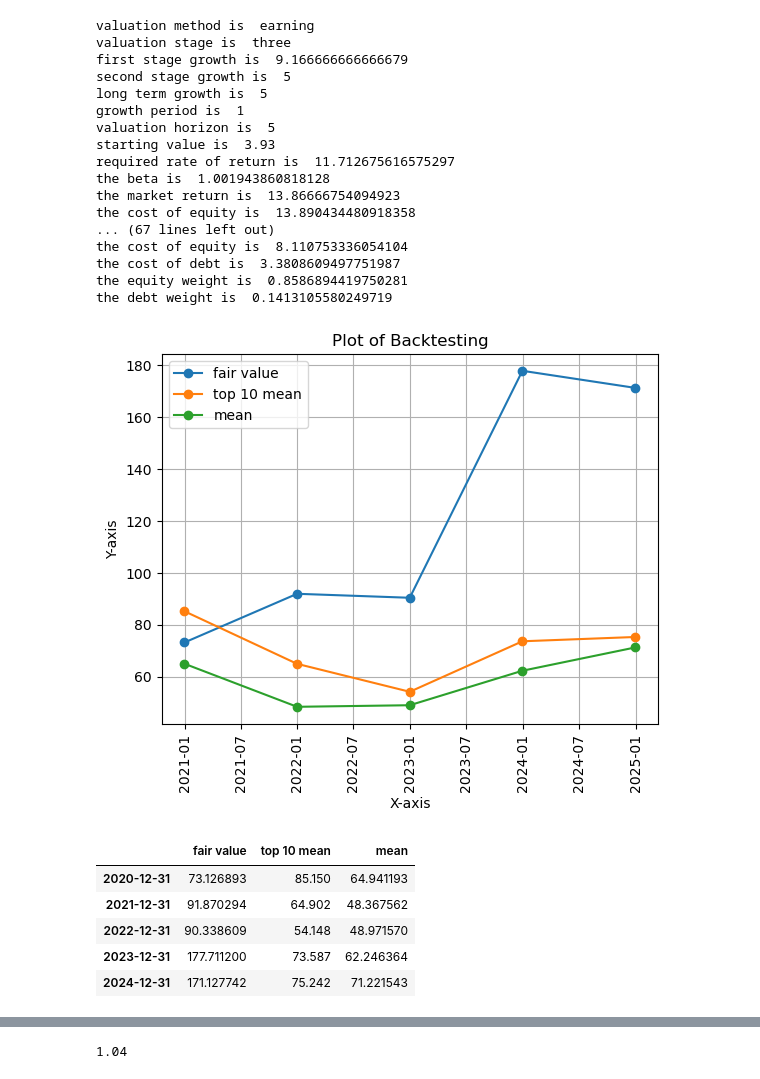
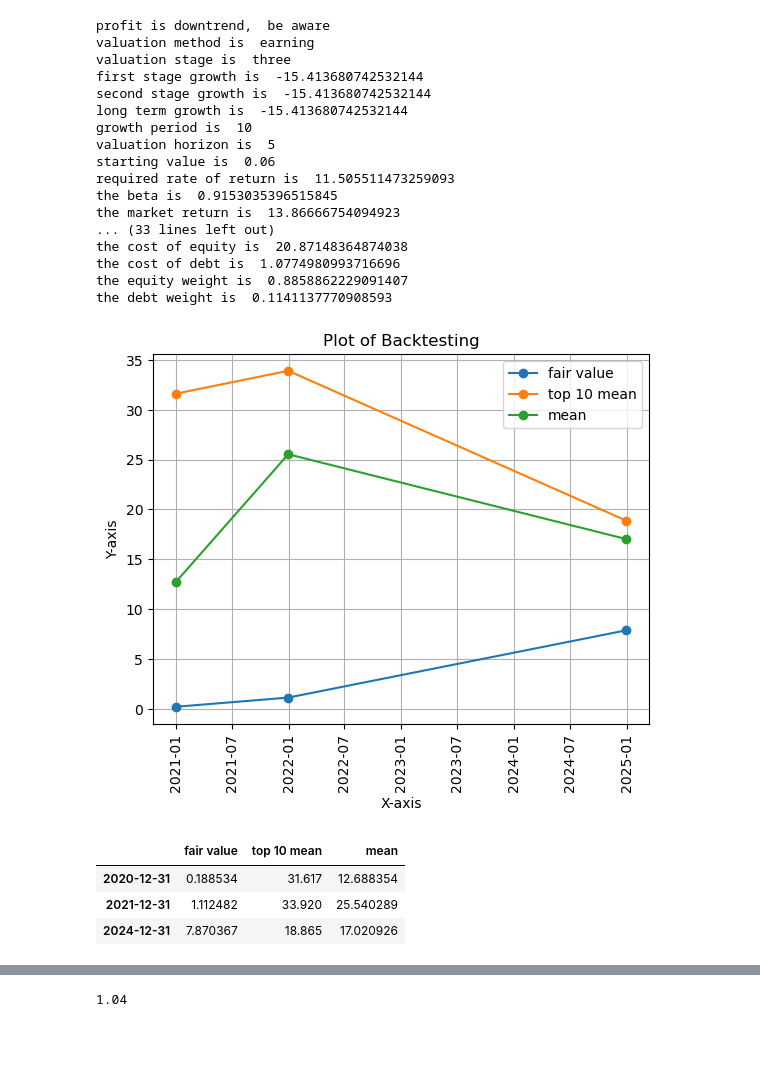
Before and after one commit to xietiany/quant, a Jupyter notebook: Demo.ipynb, the cells around one changed output, grey strips where cells are left out. Cells and saved outputs as stored; diff of their text form; code cells hidden in the pictures; blank space fills up the shorter version.

```diff
--- a/Demo.ipynb
+++ b/Demo.ipynb
@@ -126,4 +105,4 @@ sum(a.div.div.iloc[0:4])
 # %%
-b = stock('sz000333')
+b = stock('sz002006')
 # %%
 b.initialize(defaultRateApproach = True, valuationMethod = "earning", defaultLTGrowth = False, \
@@ -153,34 +114,32 @@ the debt weight is  0.1413105580249719
 # %%
 b.backtesting(defaultRateApproach = True, valuationMethod = "earning", defaultLTGrowth = False, \
-                        valuationStage = "three", growthCalcMethod = "earning", growthCalcHorizon = 5, valuationHorizon = 5, \
-                        start_date = '2020-06-30', end_date = '2024-06-30')
+                        valuationStage = "three", growthCalcMethod = "earning", growthCalcHorizon = 10, valuationHorizon = 5, \
+                        start_date = '2020-06-30', end_date = '2024-12-31')
 # %% [output]
+profit is downtrend,  be aware
 valuation method is  earning
 valuation stage is  three
-first stage growth is  9.166666666666679
-second stage growth is  5
-long term growth is  5
-growth period is  1
+first stage growth is  -15.413680742532144
+second stage growth is  -15.413680742532144
+long term growth is  -15.413680742532144
+growth period is  10
 valuation horizon is  5
-starting value is  3.93
-required rate of return is  11.712675616575297
-the beta is  1.001943860818128
+starting value is  0.06
+required rate of return is  11.505511473259093
+the beta is  0.9153035396515845
 the market return is  13.86666754094923
-the cost of equity is  13.890434480918358
-... (67 lines left out)
-the cost of equity is  8.110753336054104
-the cost of debt is  3.3808609497751987
-the equity weight is  0.8586894419750281
-the debt weight is  0.1413105580249719
+... (33 lines left out)
+the cost of equity is  20.87148364874038
+the cost of debt is  1.0774980993716696
+the equity weight is  0.8858862229091407
+the debt weight is  0.1141137770908593
-[figure, old version]
+[figure, new version]
 # %%
 b.getBacktestingDF
 # %% [output]
 |  | fair value | top 10 mean | mean |
-| 2020-12-31 | 73.126893 | 85.150 | 64.941193 |
-| 2021-12-31 | 91.870294 | 64.902 | 48.367562 |
-| 2022-12-31 | 90.338609 | 54.148 | 48.971570 |
-| 2023-12-31 | 177.711200 | 73.587 | 62.246364 |
-| 2024-12-31 | 171.127742 | 75.242 | 71.221543 |
+| 2020-12-31 | 0.188534 | 31.617 | 12.688354 |
+| 2021-12-31 | 1.112482 | 33.920 | 25.540289 |
+| 2024-12-31 | 7.870367 | 18.865 | 17.020926 |
 # %%
 b.incomest.eps
```
Also changed, not shown: parts of 12 cells of this notebook, 2 other files.
